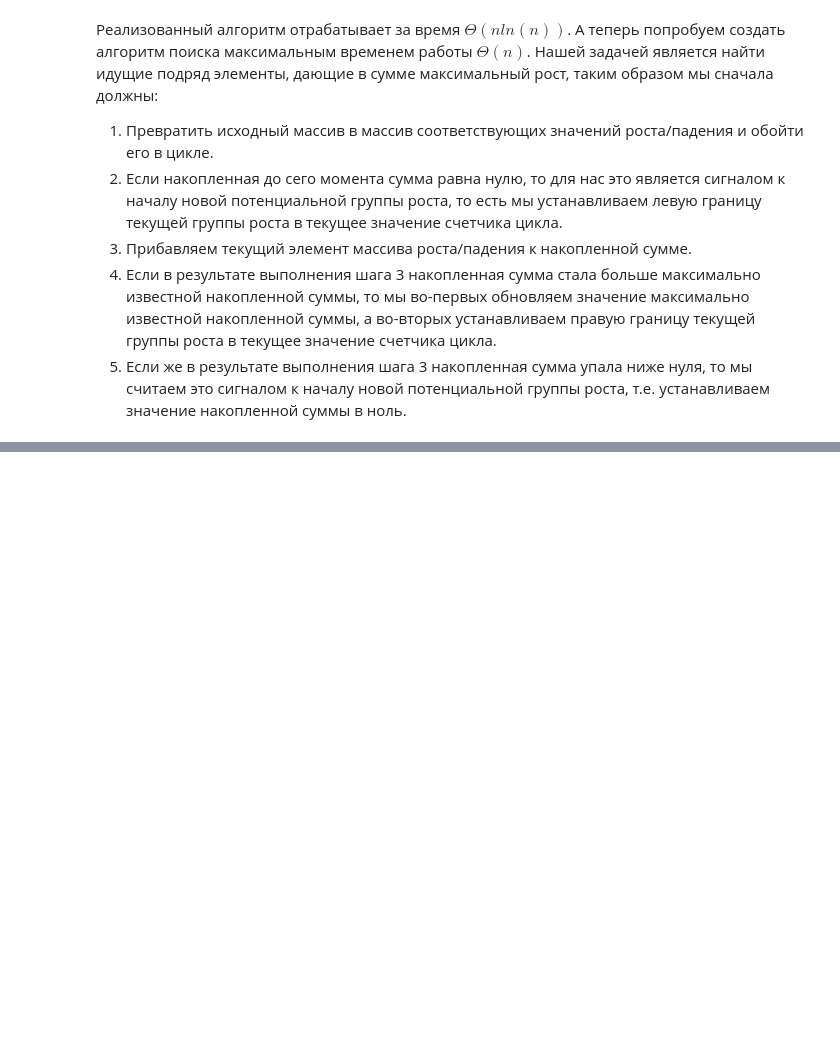
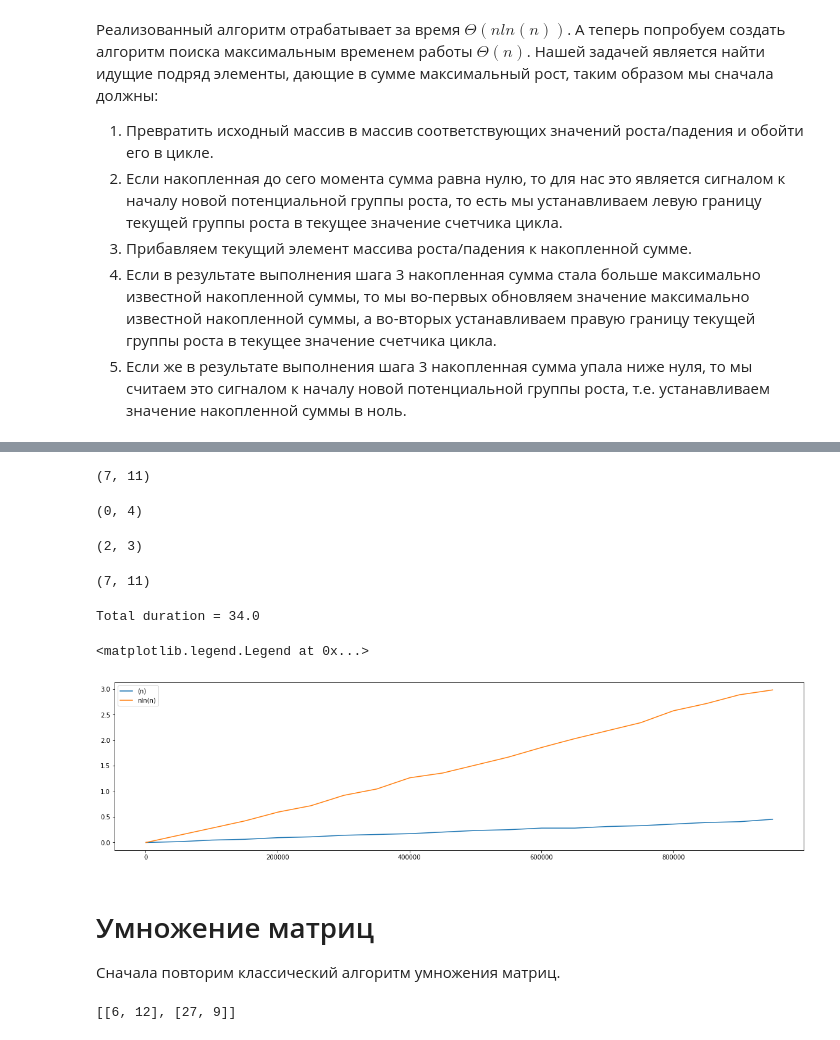
Before and after one commit to dementich/IntroductionToAlgorithms, a Jupyter notebook: 2.DivideAndConquer.ipynb, the cells around one changed output, grey strips where cells are left out. Saved outputs shown, nothing was run; the diff lists cells and outputs as text; code cells hidden in the pictures; blank space fills up the shorter version.

Commit message:
matrix multiplication is started

```diff
--- a/2.DivideAndConquer.ipynb
+++ b/2.DivideAndConquer.ipynb
@@ -234,0 +194,61 @@ Total duration = 317.09375
+# %%
+get_max_subarray_linear(data1)
+# %% [output]
+(7, 11)
+# %%
+get_max_subarray_linear(data2)
+# %% [output]
+(0, 4)
+# %%
+get_max_subarray_linear(data3)
+# %% [output]
+(2, 3)
+# %%
+get_max_subarray_linear(data4)
+# %% [output]
+(7, 11)
+# %%
+lin_time = []
+nlnn_time = []
+elements = list(range(500, 1000000, 50000))
+
+start_time = process_time()
+for element_count in elements:
+    values = randint(0, 150, element_count)
+    lin_start = process_time()
+    get_max_subarray_linear(values)
+    lin_dur = process_time() - lin_start
+    lin_time += [lin_dur]
+    nlnn_start = process_time()
+    get_max_subarray(values)
+    nlnn_dur = process_time() - nlnn_start
+    nlnn_time += [nlnn_dur]
+print(f'Total duration = {process_time() - start_time}')
+plt.figure(figsize=(20, 5))
+plt.plot(elements, lin_time, label='(n)')
+plt.plot(elements, nlnn_time, label='nln(n)')
+plt.legend()
+# %% [output]
+Total duration = 34.0
+<matplotlib.legend.Legend at 0x...>
+[figure, added]
+# %% [markdown]
+# Умножение матриц
+
+Сначала повторим классический алгоритм умножения матриц.
+# %%
+a = [[4, 2], [9, 0]]
+b = [[3, 1], [-3, 4]]
+
+def multiply_matrixes(a: list[[], []], b: list[[], []]) -> list[[], []]:
+    #Размер итоговой матрицы - это число строк первой умножаемой матрицы и число столбцов второй
+    c = [[0] * len(b[0]) for i in range(len(a))]
+    for i in range(len(a)):
+        for j in range(len(b[0])):
+            for k in range(len(a[0])):
+                c[i][j] += a[i][k] * b[k][j]
+    return c
+
+multiply_matrixes(a, b)
+# %% [output]
+[[6, 12], [27, 9]]
```
Also changed, not shown: parts of 17 cells of this notebook.
